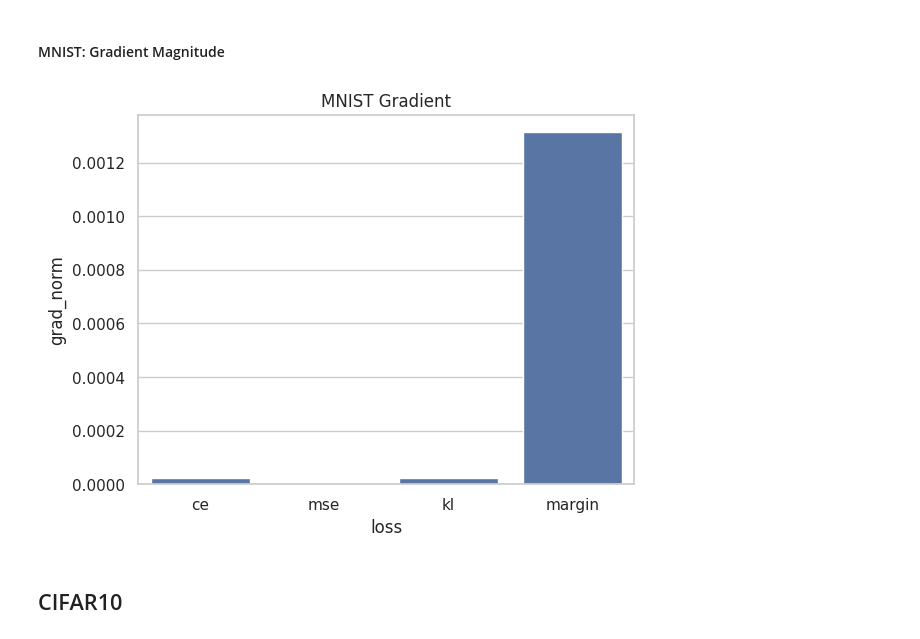
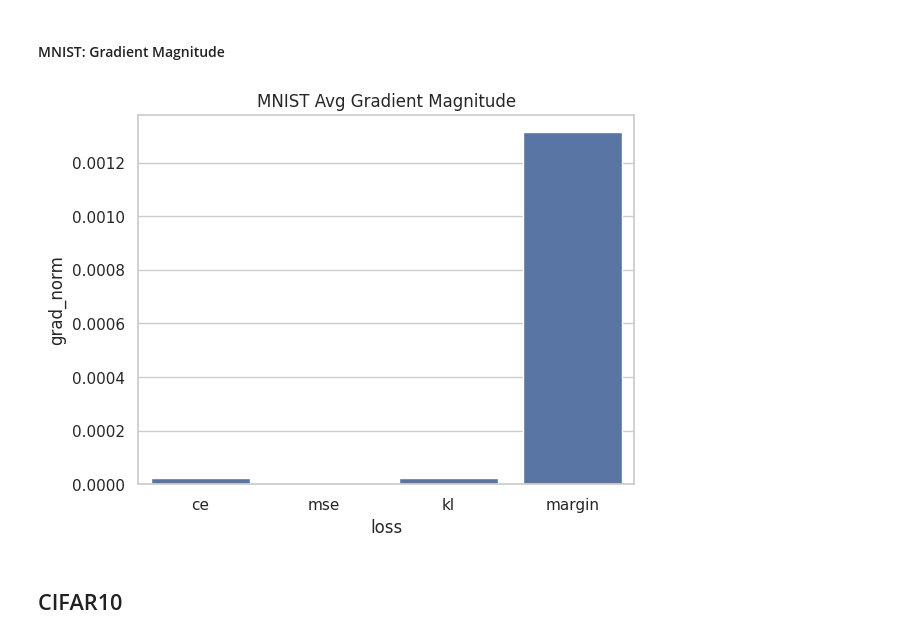
Before and after one commit to ch-yun-01/adversarial-fgsm-pgd, a Jupyter notebook: anaylze.ipynb, the cells around one changed output. Saved outputs shown, nothing was run; the diff lists cells and outputs as text; code cells hidden in the pictures.

```diff
--- a/anaylze.ipynb
+++ b/anaylze.ipynb
@@ -331,23 +331,23 @@ mnist_sat.groupby(["loss","attack_type","eps"])["steps"].min().reset_index()
 # %%
 dataset, model = get_dataset_and_model("MNIST")
 loader = DataLoader(dataset, batch_size=128)
 
 results = []
 
 for loss in ["ce","mse","kl","margin"]:
     vals = []
     for x,y in loader:
         x,y = x.to(device), y.to(device)
         model.zero_grad()
         vals.append(compute_gradient_norm(model,x,y,loss))
 
     results.append({"loss":loss, "grad_norm":sum(vals)/len(vals)})
 
 sns.barplot(data=pd.DataFrame(results), x="loss", y="grad_norm")
-plt.title("MNIST Gradient")
+plt.title("MNIST Avg Gradient Magnitude")
 plt.show()
 # %% [output]
-[figure, old version]
+[figure, new version]
 # %% [markdown]
 ## CIFAR10
 # %%
```
Also changed, not shown: parts of 2 cells of this notebook.
